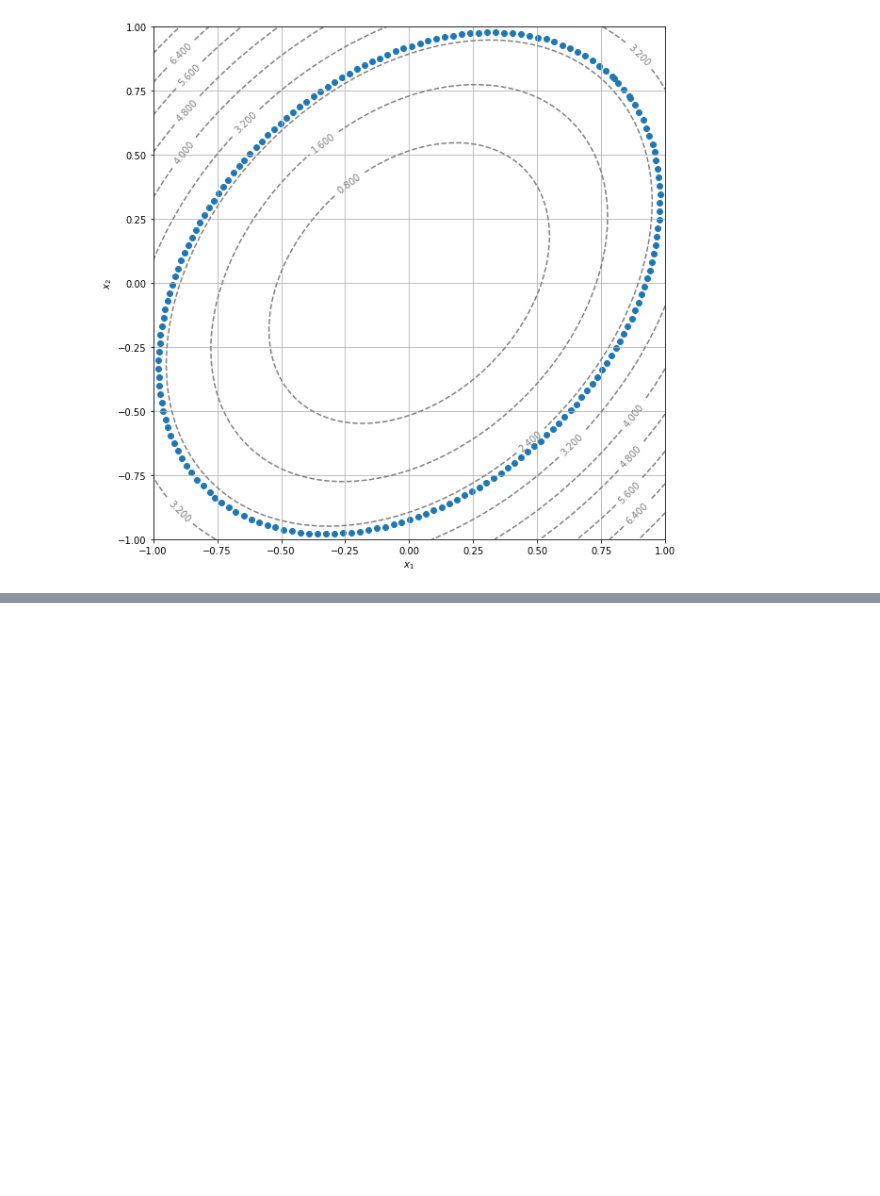
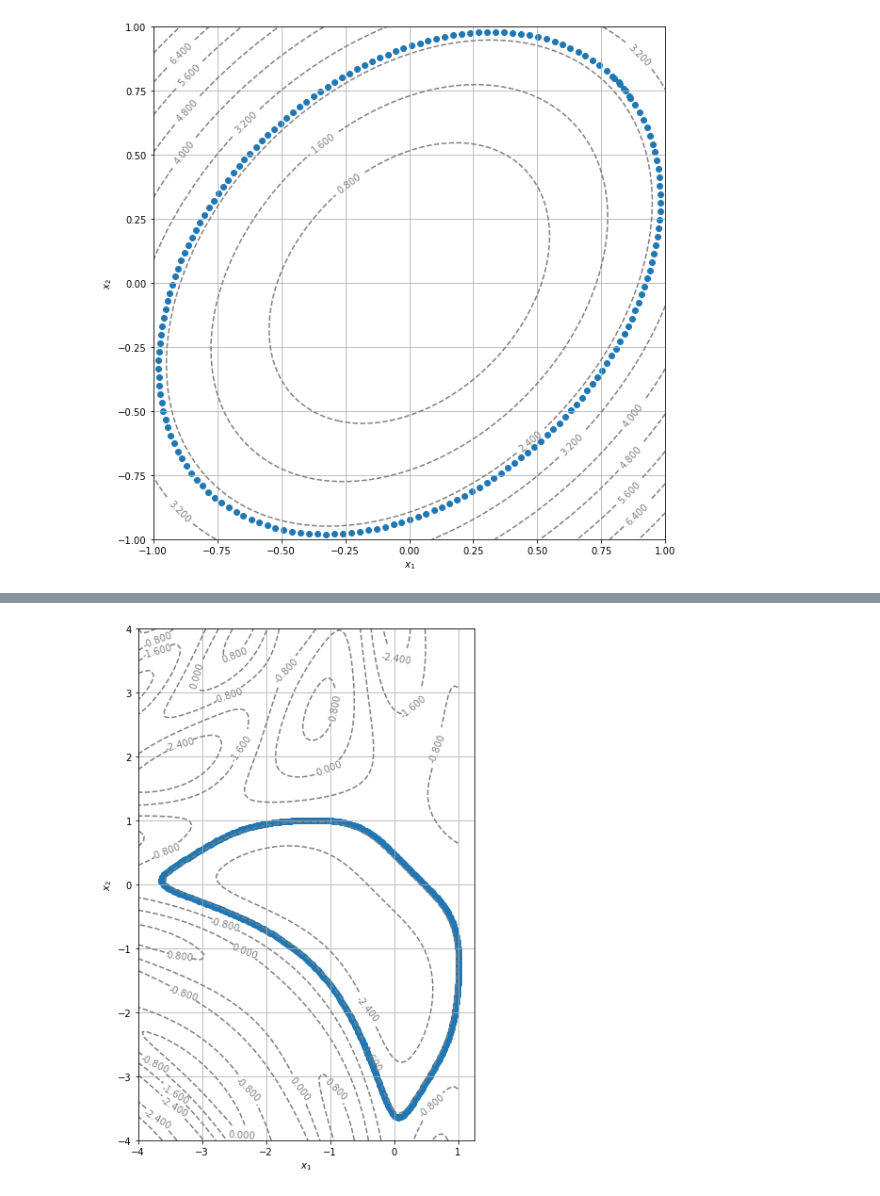
Before and after one commit to pierrelouisbinachon/Projet-Maths-info-, a Jupyter notebook: Courbe_niveau.ipynb, the cells around one changed output, grey strips where cells are left out. Saved outputs shown, nothing was run; the diff lists cells and outputs as text; code cells hidden in the pictures; blank space fills up the shorter version.

```diff
--- a/Courbe_niveau.ipynb
+++ b/Courbe_niveau.ipynb
@@ -713,0 +716,15 @@ plt.show()
+# %%
+display_contour(
+    f3,
+    x=np.linspace(-4.0, 1., 100),
+    y=np.linspace(-4., 4.0, 100),
+    levels=5, # 5 levels, automatically selected
+)
+Z = level_curve_complete(f3, -1., 1., 5)
+
+X = Z[:,0]
+Y = Z[:,1]
+plt.scatter(X, Y)
+plt.show()
+# %% [output]
+[figure, added]
```
Also changed, not shown: parts of 4 cells of this notebook.
